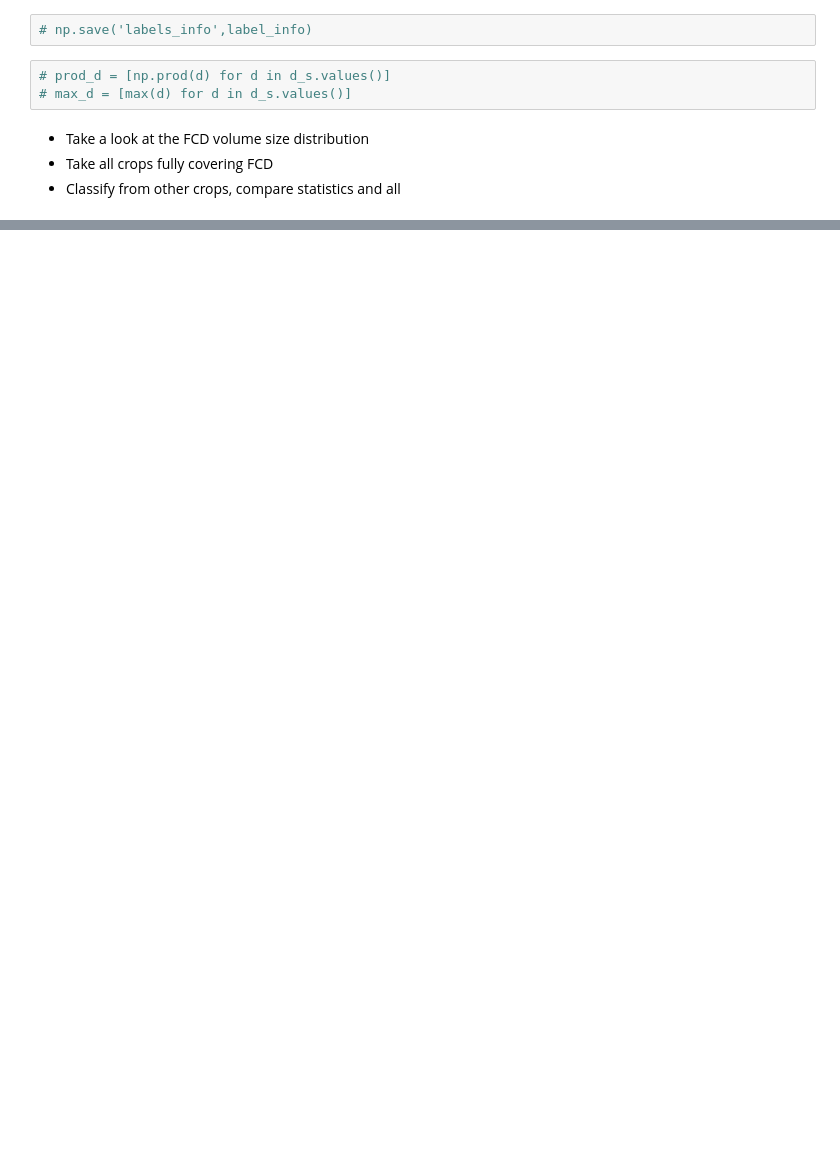
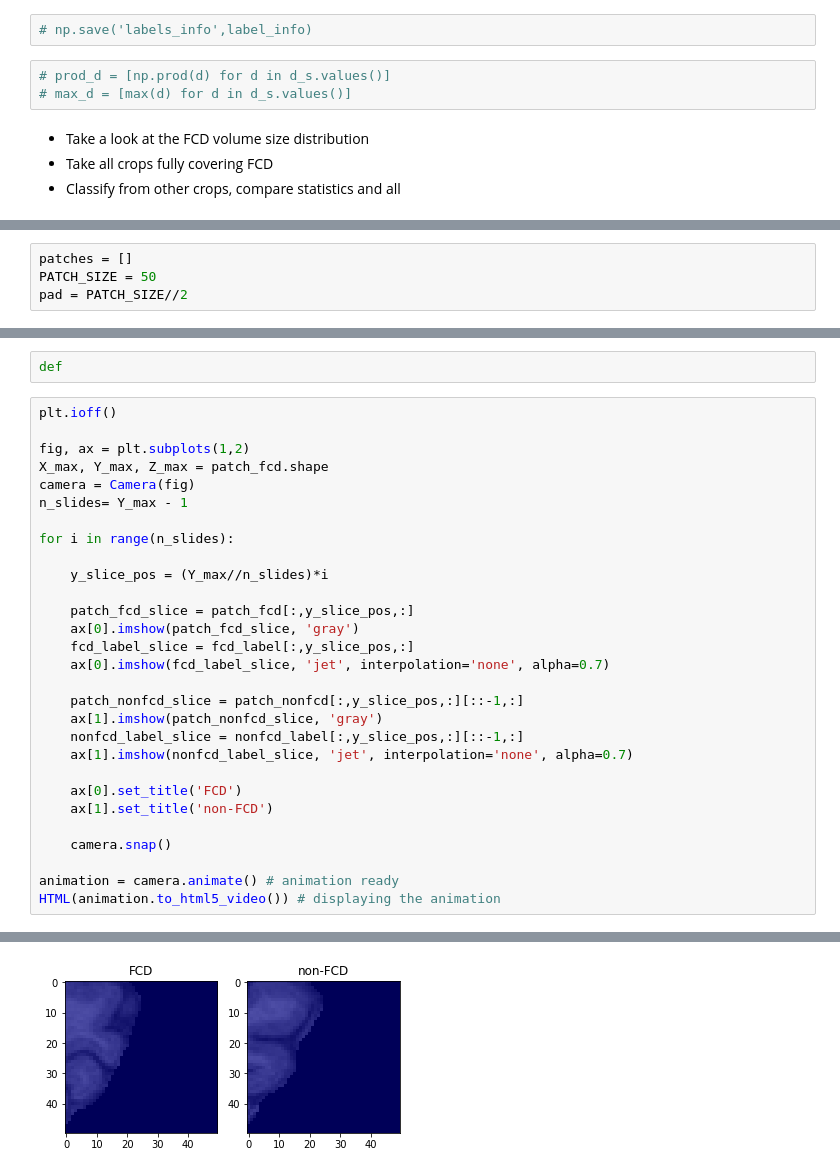
Before and after one commit to blufzzz/FCDNet, a Jupyter notebook: EDA.ipynb, the cells around one changed output, grey strips where cells are left out. Saved outputs shown, nothing was run; the diff lists cells and outputs as text; blank space fills up the shorter version.

Commit message:
Building patch dataset

```diff
--- a/EDA.ipynb
+++ b/EDA.ipynb
@@ -118,0 +113,4 @@ label_info['1']
+# %%
+patches = []
+PATCH_SIZE = 50
+pad = PATCH_SIZE//2
@@ -118,0 +161,32 @@ label_info['1']
+# %%
+def
+# %%
+plt.ioff()
+
+fig, ax = plt.subplots(1,2)
+X_max, Y_max, Z_max = patch_fcd.shape
+camera = Camera(fig)
+n_slides= Y_max - 1
+
+for i in range(n_slides):
+
+    y_slice_pos = (Y_max//n_slides)*i
+
+    patch_fcd_slice = patch_fcd[:,y_slice_pos,:]
+    ax[0].imshow(patch_fcd_slice, 'gray')
+    fcd_label_slice = fcd_label[:,y_slice_pos,:]
+    ax[0].imshow(fcd_label_slice, 'jet', interpolation='none', alpha=0.7)
+
+    patch_nonfcd_slice = patch_nonfcd[:,y_slice_pos,:][::-1,:]
+    ax[1].imshow(patch_nonfcd_slice, 'gray')
+    nonfcd_label_slice = nonfcd_label[:,y_slice_pos,:][::-1,:]
+    ax[1].imshow(nonfcd_label_slice, 'jet', interpolation='none', alpha=0.7)
+
+    ax[0].set_title('FCD')
+    ax[1].set_title('non-FCD')
+
+    camera.snap()
+
+animation = camera.animate() # animation ready
+HTML(animation.to_html5_video()) # displaying the animation
+# %% [output]
@@ -118,0 +194 @@ label_info['1']
+[figure, added]
```
Also changed, not shown: parts of 8 cells of this notebook, 11 other files.
